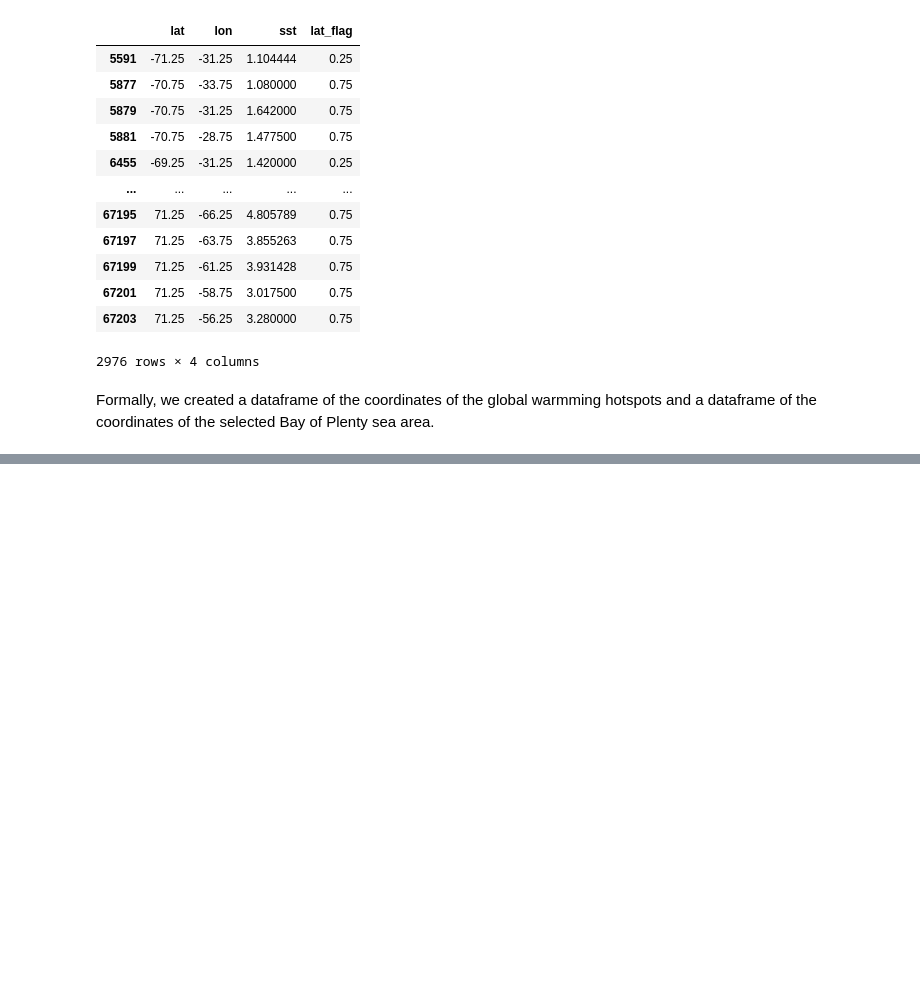
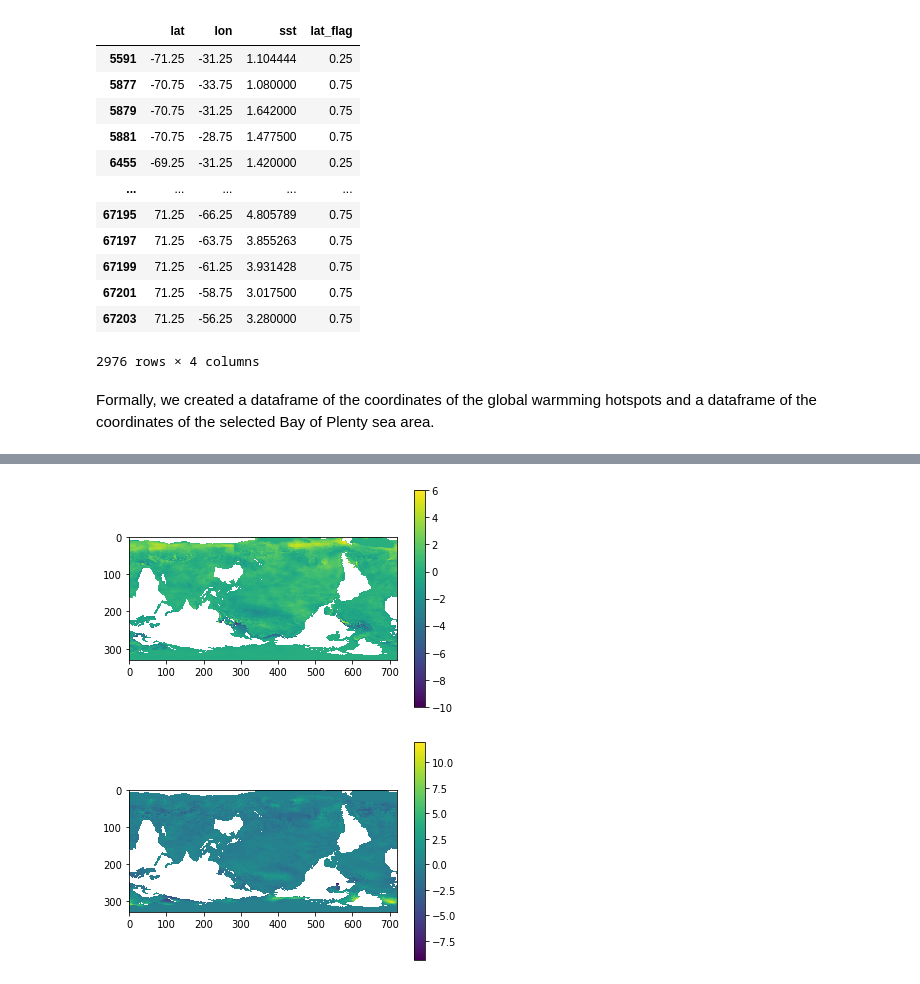
Before and after one commit to ding05/gnn_cnn_ocean_temp_forecasting, a Jupyter notebook: preprocessing_c.ipynb, the cells around one changed output, grey strips where cells are left out. Cells and saved outputs as stored; diff of their text form; code cells hidden in the pictures; blank space fills up the shorter version.

```diff
--- a/preprocessing_c.ipynb
+++ b/preprocessing_c.ipynb
@@ -258,0 +357,16 @@ We extracted the points above from SODA.
+# %%
+soda_sst_anomaly_list = []
+
+for i in range(432):
+  soda_sst_anomaly_list.append(soda_sst[i] - monthly_average_all_432[i])
+# %%
+plt.imshow(soda_sst_anomaly_list[0], interpolation="nearest", origin="upper")
+plt.colorbar()
+plt.show()
+
+plt.imshow(soda_sst_anomaly_list[6], interpolation="nearest", origin="upper")
+plt.colorbar()
+plt.show()
+# %% [output]
+[figure, added]
+[figure, added]
```
Also changed, not shown: parts of 21 cells of this notebook.
